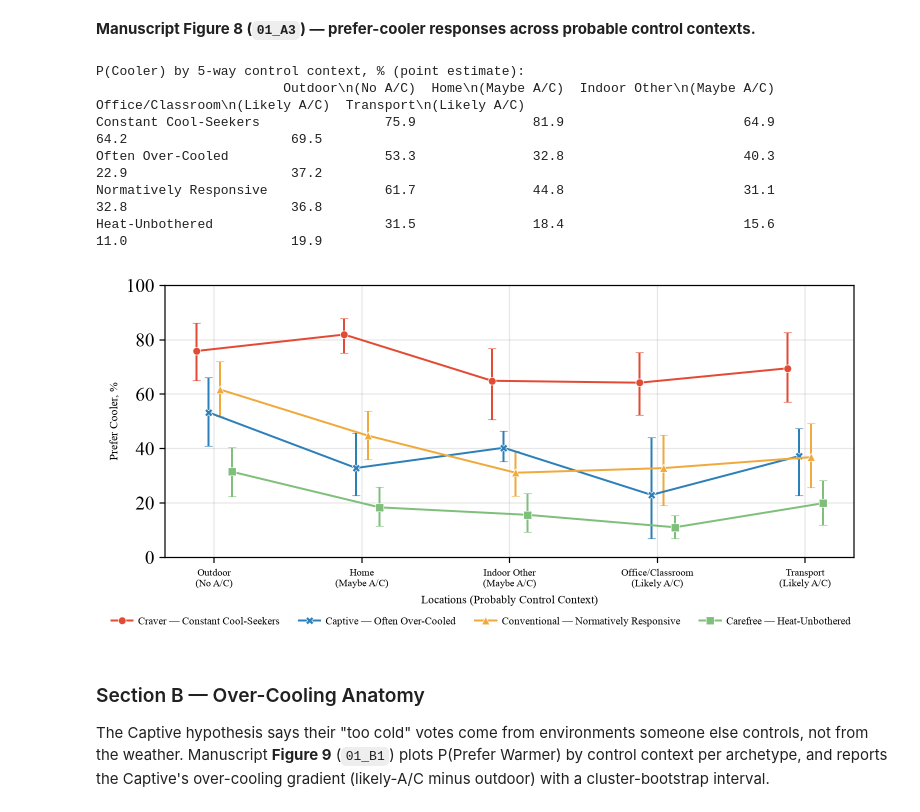
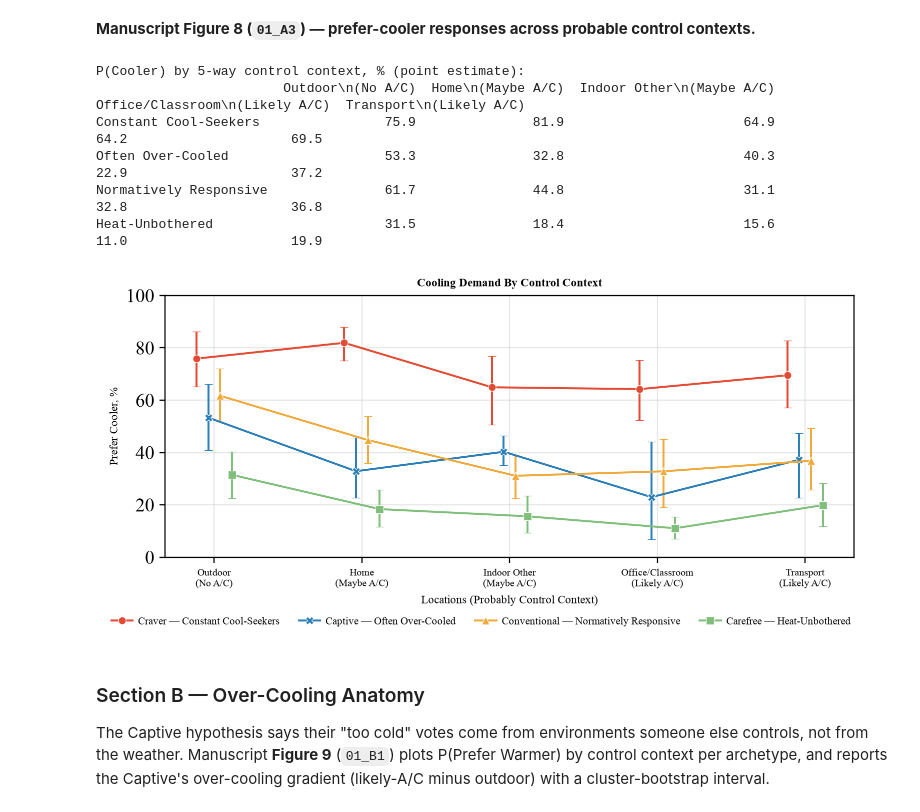
Before and after one commit to buds-lab/cooling-cravers-to-carefree-journal-paper, a Jupyter notebook: analysis/Thermal_Archetype_Companion_Analysis.ipynb, the cells around one changed output. Saved outputs shown, nothing was run; the diff lists cells and outputs as text; code cells hidden in the pictures.

```diff
--- a/analysis/Thermal_Archetype_Companion_Analysis.ipynb
+++ b/analysis/Thermal_Archetype_Companion_Analysis.ipynb
@@ -986,34 +986,35 @@ P = point.unstack().reindex(index=ORDER4, columns=CTX5)
 LO = lo.unstack().reindex(index=ORDER4, columns=CTX5)
 HI = hi.unstack().reindex(index=ORDER4, columns=CTX5)
 print("P(Cooler) by 5-way control context, % (point estimate):\n" + P.round(1).to_string())
 
 fig, ax = plt.subplots(figsize=fs('full', 3.6))
 x = np.arange(len(CTX5))
 for i, a in enumerate(ORDER4):
     y = P.loc[a].values
     yerr = np.vstack([y - LO.loc[a].values, HI.loc[a].values - y])
     ax.errorbar(x + (i - 1.5) * 0.08, y, yerr=yerr, fmt='-', marker=ARCH_MARK[a], color=APAL[a],
                 lw=1.3, ms=5, capsize=2.5, markeredgecolor='white', markeredgewidth=0.4,
                 label=ARCH_LABEL[a])
 ax.set_xticks(x); ax.set_xticklabels(CTX5, fontsize=6.5)
 ax.set_xlabel('Locations (Probably Control Context)', fontsize=7.5)
 ax.set_ylabel('Prefer Cooler, %', fontsize=7.5); ax.set_ylim(0, 100)
+ax.set_title('Cooling Demand By Control Context', fontsize=7.5)
 ax.grid(alpha=0.3)
 handles = [Line2D([0], [0], color=APAL[a], marker=ARCH_MARK[a], lw=1.3, ms=5,
                   markeredgecolor='white', markeredgewidth=0.4) for a in ORDER4]
 fig.tight_layout(rect=(0, 0.07, 1, 1))
 fig.legend(handles, [ARCH_LABEL[a] for a in ORDER4], loc='lower center',
            bbox_to_anchor=(0.5, 0.045), ncol=4, frameon=False, fontsize=7,
            handletextpad=0.5, columnspacing=1.8)
 savepdf(fig, fig_name('A3', 'relief_by_context_5cat')); plt.show()
 # %% [output]
 P(Cooler) by 5-way control context, % (point estimate):
                         Outdoor\n(No A/C)  Home\n(Maybe A/C)  Indoor Other\n(Maybe A/C)  Office/Classroom\n(Likely A/C)  Transport\n(Likely A/C)
 Constant Cool-Seekers                75.9               81.9                       64.9                            64.2                     69.5
 Often Over-Cooled                    53.3               32.8                       40.3                            22.9                     37.2
 Normatively Responsive               61.7               44.8                       31.1                            32.8                     36.8
 Heat-Unbothered                      31.5               18.4                       15.6                            11.0                     19.9
-[figure, old version]
+[figure, new version]
 # %% [markdown]
 ### Section B — Over-Cooling Anatomy
 
```
Also changed, not shown: parts of 3 cells of this notebook, 10 other files.
